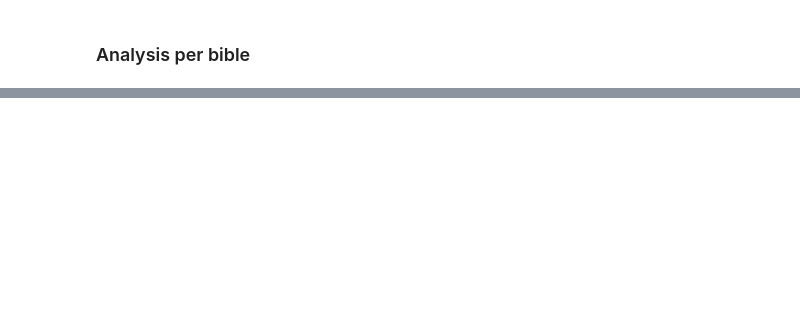
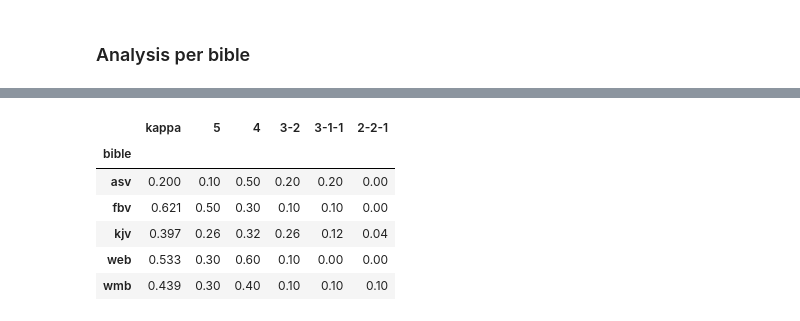
Before and after one commit to camerontredoux/nlp-bible-sa, a Jupyter notebook: annotation_analysis/agreement.ipynb, the cells around one changed output, grey strips where cells are left out. Saved outputs shown, nothing was run; the diff lists cells and outputs as text; code cells hidden in the pictures; blank space fills up the shorter version.

```diff
--- a/annotation_analysis/agreement.ipynb
+++ b/annotation_analysis/agreement.ipynb
@@ -157,21 +174,21 @@ Fleiss's kappa = 0.435
 # %%
 # get kappa for each bible
 def get_agreement_distribution(df: DataFrame) -> dict:
-    agreements = {"5_agree": 0, "4_agree": 0, "3_2_agree": 0, "3_1_1_agree": 0, "2_2_1_agree": 0}
+    agreements = {"5": 0, "4": 0, "3-2": 0, "3-1-1": 0, "2-2-1": 0}
 
     for i, row in df.iterrows():
         vals = list(row[LABELS])
 
         if 5 in vals:
-            agreements["5_agree"] += 1
+            agreements["5"] += 1
         elif 4 in vals:
-            agreements["4_agree"] += 1
+            agreements["4"] += 1
         elif 3 in vals and 2 in vals:
-            agreements["3_2_agree"] += 1
+            agreements["3-2"] += 1
         elif 3 in vals and 1 in vals:
-            agreements["3_1_1_agree"] += 1
+            agreements["3-1-1"] += 1
         elif 2 in vals and 1 in vals:
-            agreements["2_2_1_agree"] += 1
+            agreements["2-2-1"] += 1
 
     for k, v in agreements.items():
         agreements[k] = v / len(df)
@@ -182,11 +199,11 @@ def get_agreement_distribution(df: DataFrame) -> dict:
 def get_data_per_bible(df: DataFrame) -> DataFrame:
     kappas = []
     agreement_types = {
-        "5_agree": [],
-        "4_agree": [],
-        "3_2_agree": [],
-        "3_1_1_agree": [],
-        "2_2_1_agree": [],
+        "5": [],
+        "4": [],
+        "3-2": [],
+        "3-1-1": [],
+        "2-2-1": [],
     }
 
     for bible in BIBLES:
@@ -204,16 +221,15 @@ def get_data_per_bible(df: DataFrame) -> DataFrame:
     # make a dataframe
     df = DataFrame(agreement_types, index=BIBLES)
     df.index.name = "bible"
-    df = df.map(lambda x: "{:.0%}".format(x))
 
     # add Fleiss' kappa column
     df["kappa"] = [f"{k:.3f}" for k in kappas]
 
     # reorder the columns
-    return df[["kappa", "5_agree", "4_agree", "3_2_agree", "3_1_1_agree", "2_2_1_agree"]]
+    return df[["kappa", "5", "4", "3-2", "3-1-1", "2-2-1"]]
 
 
-a = get_data_per_bible(df)
-a.to_csv("translation_agreement.csv")
-show(a)
+ag = get_data_per_bible(df)
+ag.to_csv("translation_agreement.csv")
+ag
 # %% [output]
@@ -220,0 +236,7 @@ show(a)
+|  | kappa | 5 | 4 | 3-2 | 3-1-1 | 2-2-1 |
+| bible |  |  |  |  |  |  |
+| asv | 0.200 | 0.10 | 0.50 | 0.20 | 0.20 | 0.00 |
+| fbv | 0.621 | 0.50 | 0.30 | 0.10 | 0.10 | 0.00 |
+| kjv | 0.397 | 0.26 | 0.32 | 0.26 | 0.12 | 0.04 |
+| web | 0.533 | 0.30 | 0.60 | 0.10 | 0.00 | 0.00 |
+| wmb | 0.439 | 0.30 | 0.40 | 0.10 | 0.10 | 0.10 |
```
Also changed, not shown: parts of 4 cells of this notebook, 1 other file.
